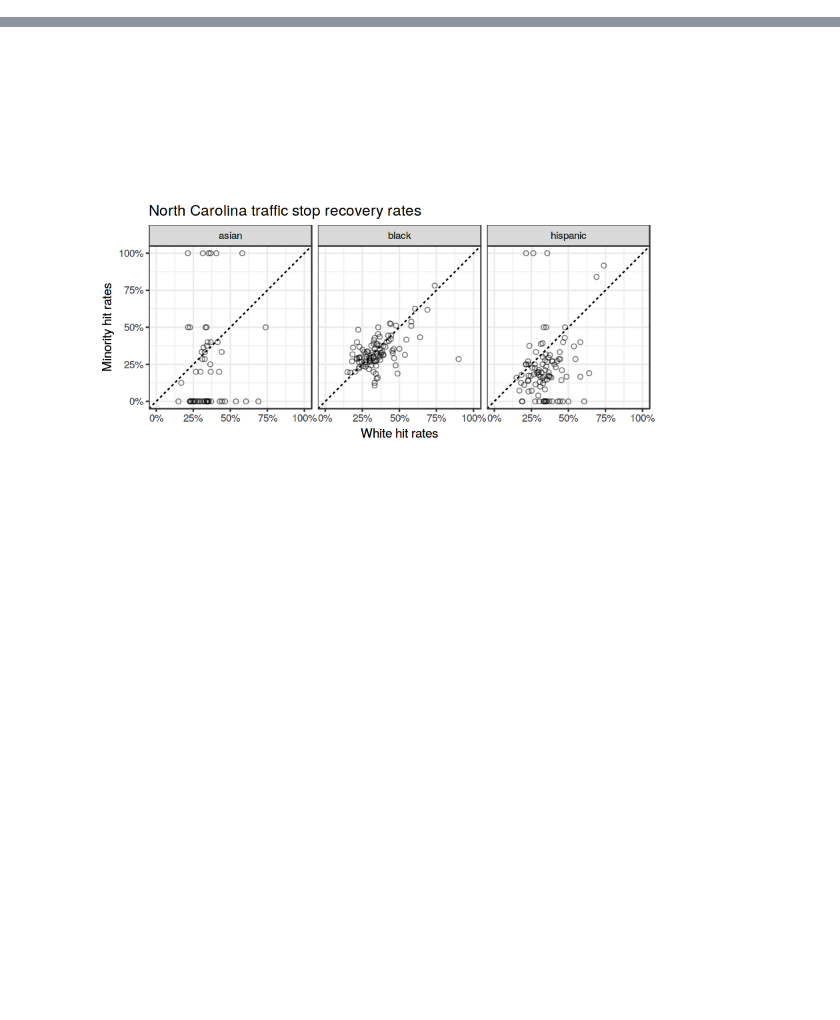
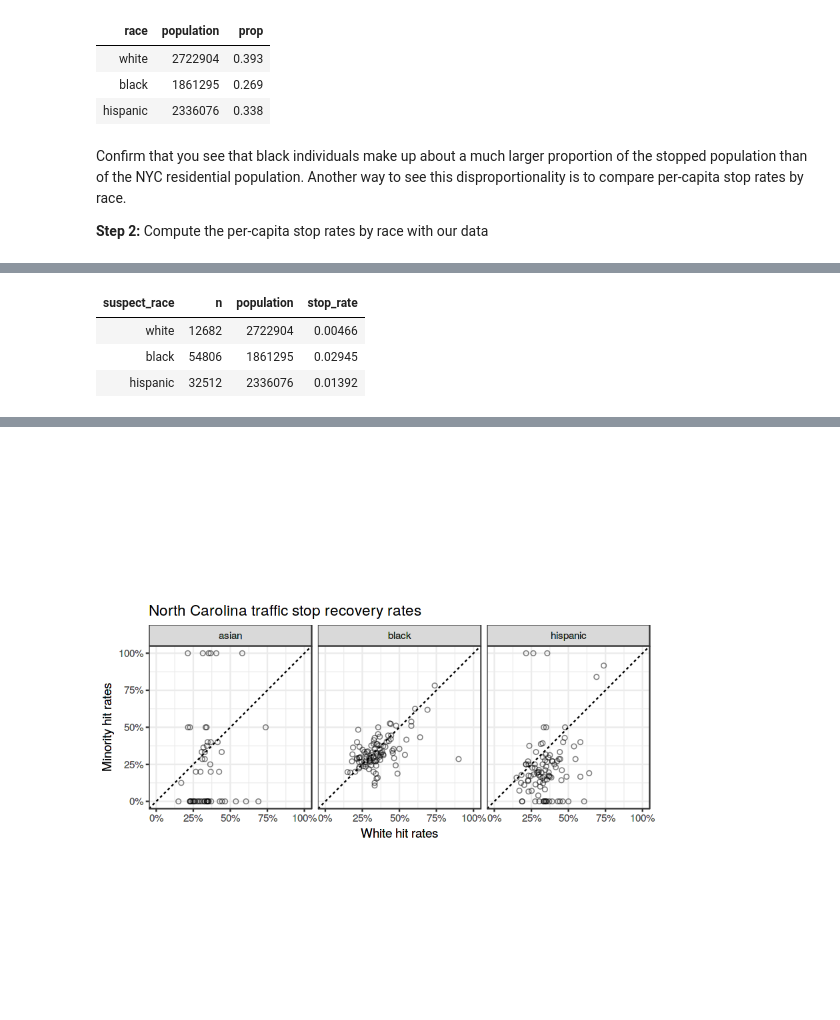
Before and after one commit to stanford-policylab/law-order-algo, a Jupyter notebook: notebooks/discrimination_tests-answers.ipynb, the cells around one changed output, grey strips where cells are left out. Saved outputs shown, nothing was run; the diff lists cells and outputs as text; code cells hidden in the pictures; blank space fills up the shorter version.

```diff
--- a/notebooks/discrimination_tests-answers.ipynb
+++ b/notebooks/discrimination_tests-answers.ipynb
@@ -4,12 +0,0 @@
-# %%
-options(digits = 3)
-
-library(tidyverse)
-library(rstan)
-
-stop_df <- read_rds("../data/nc_sample.rds")
-population <- read_rds("../data/nc_population.rds")
-
-PATH_TO_STAN_MODEL <- ""
-
-theme_set(theme_bw())
@@ -184,0 +220,26 @@ At this point, with 400 hit rates to compare (1 for each race and department), i
+# %%
+# START solution
+population %>%
+  mutate(prop = population / sum(population))
+# END solution
+# %% [output]
+| race | population | prop |
+| white | 2722904 | 0.393 |
+| black | 1861295 | 0.269 |
+| hispanic | 2336076 | 0.338 |
+# %% [markdown]
+Confirm that you see that black individuals make up about a much larger proportion of the stopped population than of the NYC residential population. Another way to see this disproportionality is to compare per-capita stop rates by race.
+
+**Step 2:** Compute the per-capita stop rates by race with our data
+# %%
+# WRITE CODE HERE
+# START solution
+stop_df %>%
+  count(suspect_race) %>%
+  left_join(
+    population,
+    by = c("suspect_race" = "race")
+  ) %>%
+  mutate(stop_rate = n / population)
+# END solution
+# %% [output]
@@ -184,0 +248,4 @@ At this point, with 400 hit rates to compare (1 for each race and department), i
+| suspect_race | n | population | stop_rate |
+| white | 12682 | 2722904 | 0.00466 |
+| black | 54806 | 1861295 | 0.02945 |
+| hispanic | 32512 | 2336076 | 0.01392 |
```
Also changed, not shown: parts of 65 cells of this notebook.
